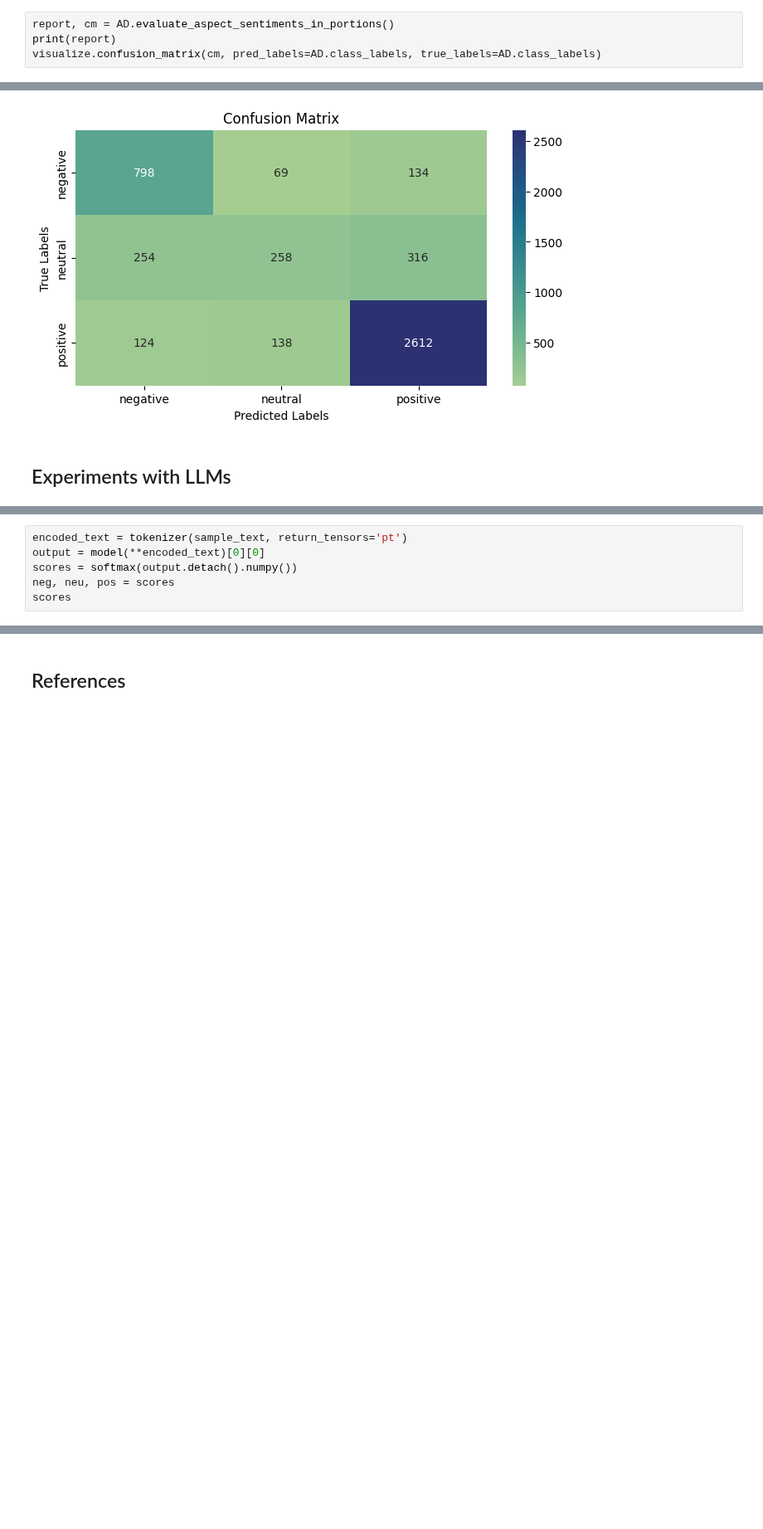
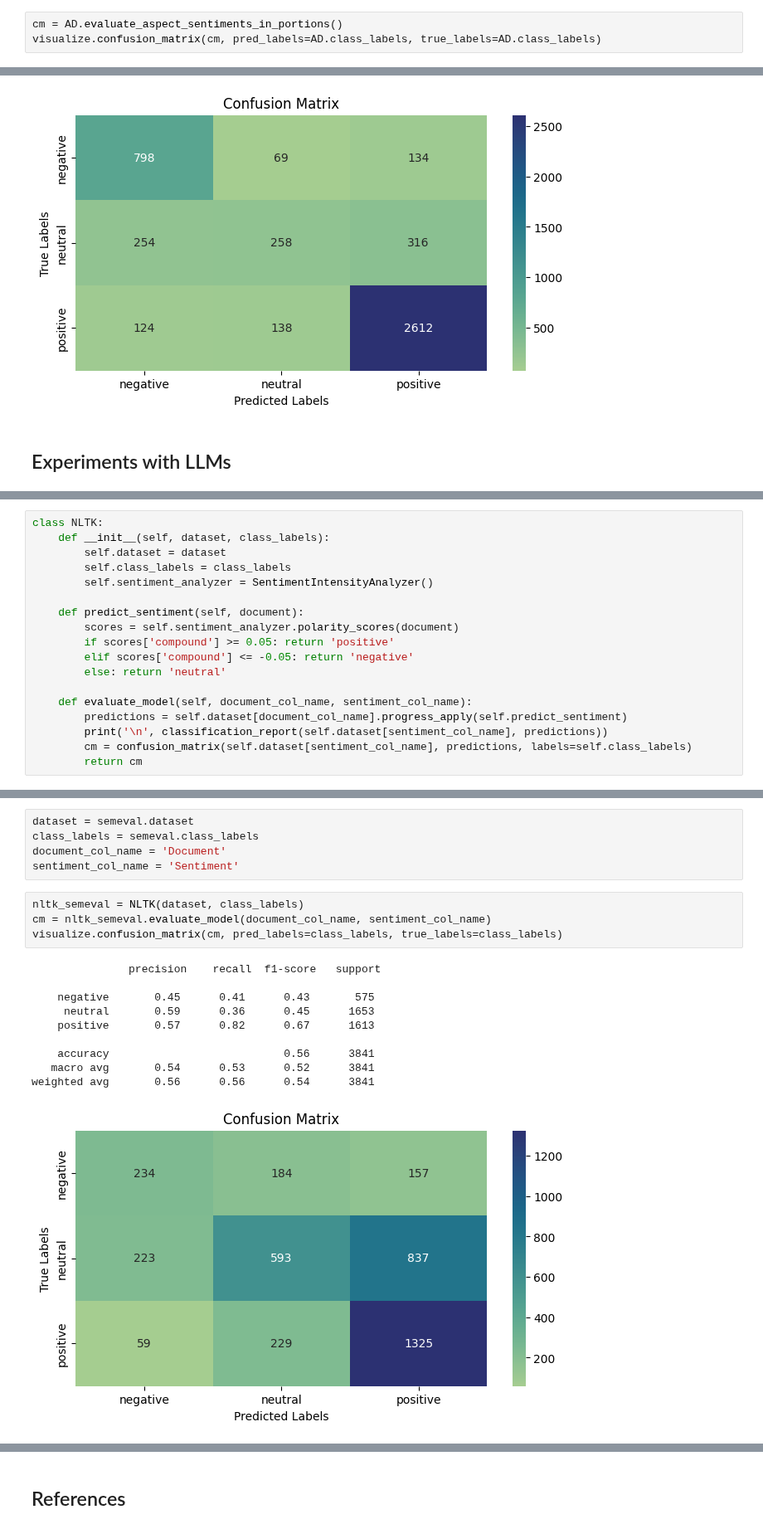
Before and after one commit to tabaraei/aspect-based-sentiment-analysis, a Jupyter notebook: ABSA.ipynb, the cells around one changed output, grey strips where cells are left out. Shown at 83% size. Saved outputs shown, nothing was run; the diff lists cells and outputs as text; blank space fills up the shorter version.

```diff
--- a/ABSA.ipynb
+++ b/ABSA.ipynb
@@ -698,8 +708,7 @@ AD.get_sentence_for_aspects(document, true_aspects, aspect_sentiments)
 # %% [markdown]
 ### Evaluation of Aspect Sentiments in Portions
 # %%
-report, cm = AD.evaluate_aspect_sentiments_in_portions()
-print(report)
+cm = AD.evaluate_aspect_sentiments_in_portions()
 visualize.confusion_matrix(cm, pred_labels=AD.class_labels, true_labels=AD.class_labels)
 # %% [output]
               precision    recall  f1-score   support
@@ -775,6 +725,0 @@ model = AutoModelForSequenceClassification.from_pretrained(MODEL)
-# %%
-encoded_text = tokenizer(sample_text, return_tensors='pt')
-output = model(**encoded_text)[0][0]
-scores = softmax(output.detach().numpy())
-neg, neu, pos = scores
-scores
@@ -782,0 +726,18 @@ array([0.00212159, 0.00545376, 0.9924246 ], dtype=float32)
+# %%
+class NLTK:
+    def __init__(self, dataset, class_labels):
+        self.dataset = dataset
+        self.class_labels = class_labels
+        self.sentiment_analyzer = SentimentIntensityAnalyzer()
+
+    def predict_sentiment(self, document):
+        scores = self.sentiment_analyzer.polarity_scores(document)
+        if scores['compound'] >= 0.05: return 'positive'
+        elif scores['compound'] <= -0.05: return 'negative'
+        else: return 'neutral'
+
+    def evaluate_model(self, document_col_name, sentiment_col_name):
+        predictions = self.dataset[document_col_name].progress_apply(self.predict_sentiment)
+        print('\n', classification_report(self.dataset[sentiment_col_name], predictions))
+        cm = confusion_matrix(self.dataset[sentiment_col_name], predictions, labels=self.class_labels)
+        return cm
@@ -782,0 +771,20 @@ array([0.00212159, 0.00545376, 0.9924246 ], dtype=float32)
+# %%
+dataset = semeval.dataset
+class_labels = semeval.class_labels
+document_col_name = 'Document'
+sentiment_col_name = 'Sentiment'
+# %%
+nltk_semeval = NLTK(dataset, class_labels)
+cm = nltk_semeval.evaluate_model(document_col_name, sentiment_col_name)
+visualize.confusion_matrix(cm, pred_labels=class_labels, true_labels=class_labels)
+# %% [output]
+               precision    recall  f1-score   support
+
+    negative       0.45      0.41      0.43       575
+     neutral       0.59      0.36      0.45      1653
+    positive       0.57      0.82      0.67      1613
+
+    accuracy                           0.56      3841
+   macro avg       0.54      0.53      0.52      3841
+weighted avg       0.56      0.56      0.54      3841
+[figure, added]
```
Also changed, not shown: parts of 18 cells of this notebook.
